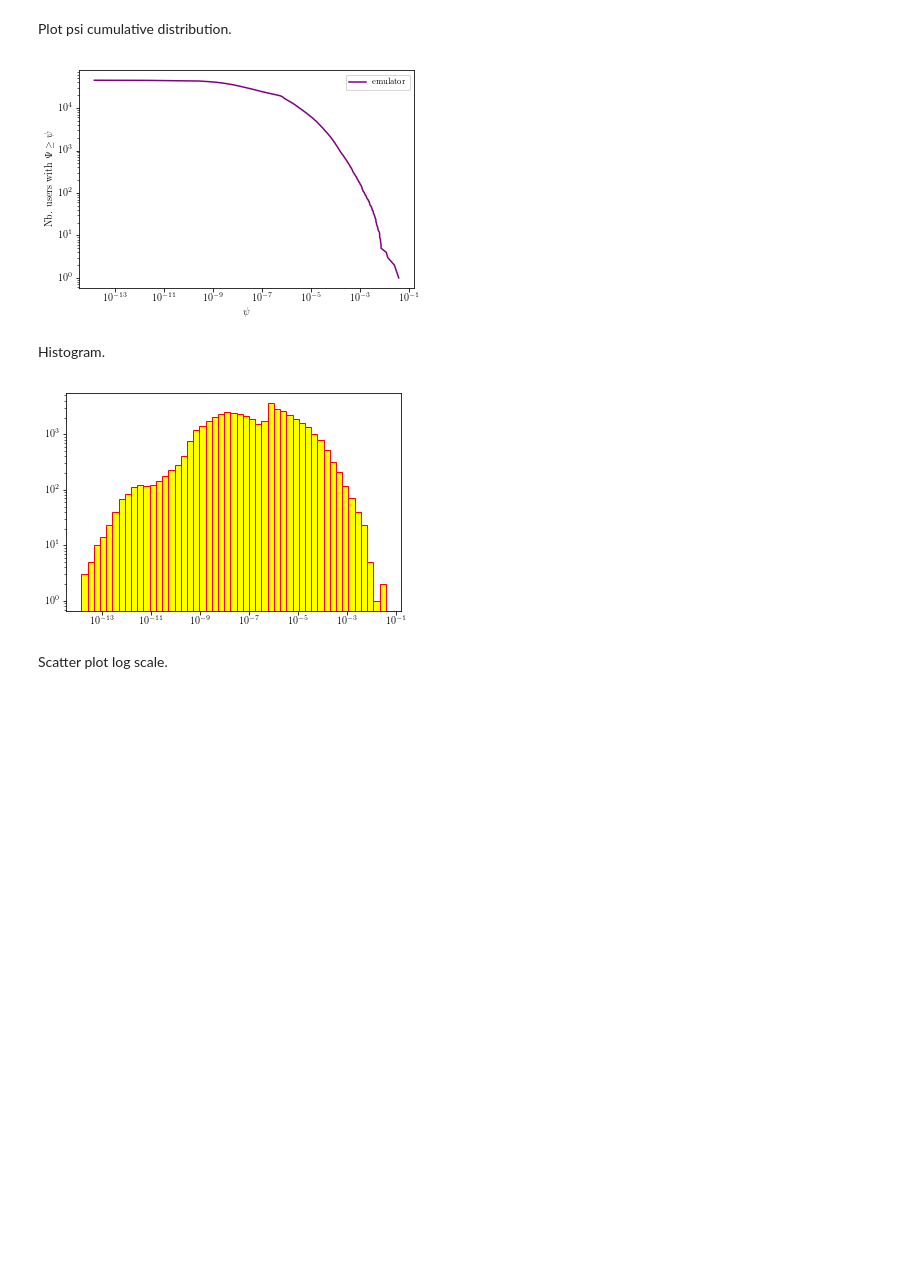
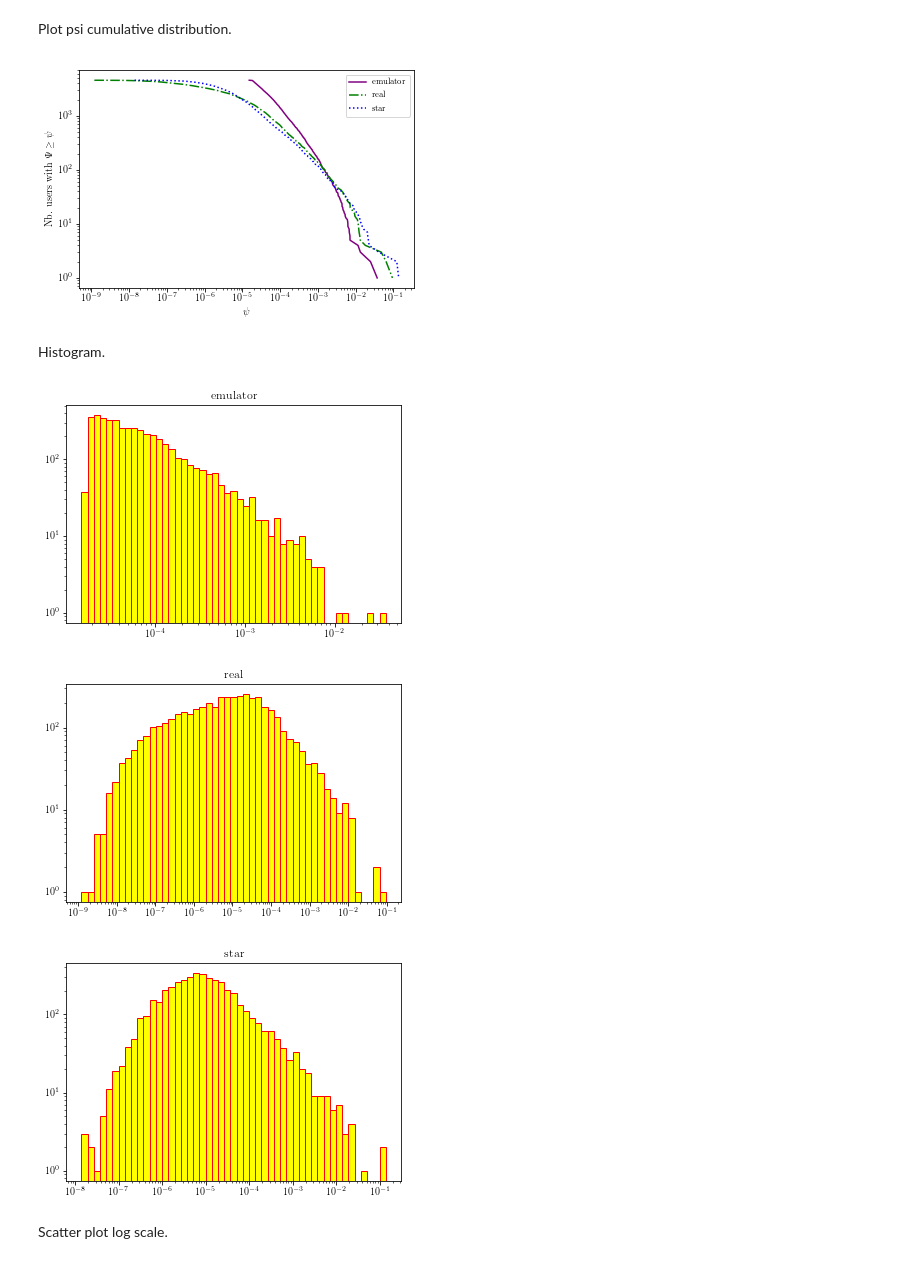
Before and after one commit to yokaiAG/Stage2019, a Jupyter notebook: Code/Journal_plots.ipynb, the cells around one changed output. Cells and saved outputs as stored; diff of their text form; code cells hidden in the pictures; blank space fills up the shorter version.

```diff
--- a/Code/Journal_plots.ipynb
+++ b/Code/Journal_plots.ipynb
@@ -103,25 +103,32 @@ plt.close()
 Load influences into dicts.
 # %%
 # Psi = {'emulator':dict(), 'star':dict(), 'cascade':dict(), 'real':dict()}
-# Psi = {'emulator':dict(), 'real':dict()}
+Psi = {'emulator':dict(), 'real':dict(), 'star':dict()}
 # Psi = {'emulator':dict(), 'star':dict(), 'cascade':dict()}
-Psi = {'emulator':dict()}
+# Psi = {'emulator':dict()}
+
+# truegraph
+for line in open("../PsiResults/Psis/weibo_model_truegraph_top4547emul.txt", "r"):
+    line = line.split()
+    user, psi = int(line[0]), float(line[1])
+    if psi>0:
+        Psi['real'][user] = psi
 
 # emul
 for line in open("../PsiResults/Psis/weibo_emul.txt", "r"):
 # for line in open("../PsiResults/Psis/russian_emul.txt", "r"):
     line = line.split()
     user, psi = int(line[0]), float(line[1])
-    if psi > 0:
+    if user in Psi['real']:
         Psi['emulator'][user] = psi
 
-# # oursin
-# for line in open("../PsiResults/Psis/weibo_model_oursin.txt", "r"):
-# # for line in open("../PsiResults/Psis/russian_model_oursin.txt", "r"):
-#     line = line.split()
-#     user, psi = int(line[0]), float(line[1])
-#     if user in Psi['emulator']:
-#         Psi['star'][user] = psi
+# oursin
+for line in open("../PsiResults/Psis/weibo_model_oursin.txt", "r"):
+# for line in open("../PsiResults/Psis/russian_model_oursin.txt", "r"):
+    line = line.split()
+    user, psi = int(line[0]), float(line[1])
+    if user in Psi['real']:
+        Psi['star'][user] = psi
 
 # # cascade
 # for line in open("../PsiResults/Psis/weibo_model_cascade_top1501emul.txt", "r"):
@@ -131,12 +138,6 @@ for line in open("../PsiResults/Psis/weibo_emul.txt", "r"):
 #     if user in Psi['emulator']:
 #         Psi['cascade'][user] = psi
 
-# # truegraph
-# for line in open("../PsiResults/Psis/weibo_model_truegraph_top3501emul.txt", "r"):
-#     line = line.split()
-#     user, psi = int(line[0]), float(line[1])
-#     Psi['real'][user] = psi
-
 # # emul
 # for line in open("../PsiResults/Psis/weibo_emul.txt", "r"):
 # # for line in open("../PsiResults/Psis/russian_emul.txt", "r"):
@@ -177,20 +178,25 @@ plt.ylabel(r"Nb. users with $\Psi \geq \psi$".format(origin), usetex=True)
 plt.show()
 plt.close()
 # %% [output]
-[figure, old version]
+[figure, new version]
 # %% [markdown]
 Histogram.
 # %%
 for origin, psis in Psi.items():
     values = np.array(sorted(psis.values()))
     fig, ax = plt.subplots()
     plt.yscale('log')
     plt.xscale('log')
     logbins = np.logspace(np.log10(np.min(values)), np.log10(np.max(values)), 50)
     plt.hist(values, bins=logbins, edgecolor='red', facecolor='yellow')
-    plt.savefig("weibo_emul_hist.pdf")
+#     plt.savefig("weibo_emul_hist.pdf")
+    plt.title(origin)
+    plt.show()
+    plt.close()
 # %% [output]
-[figure, old version]
+[figure, new version]
+[figure, added]
+[figure, added]
 # %% [markdown]
 Scatter plot log scale.
 # %%
```
Also changed, not shown: parts of 6 cells of this notebook, 4 other files.
